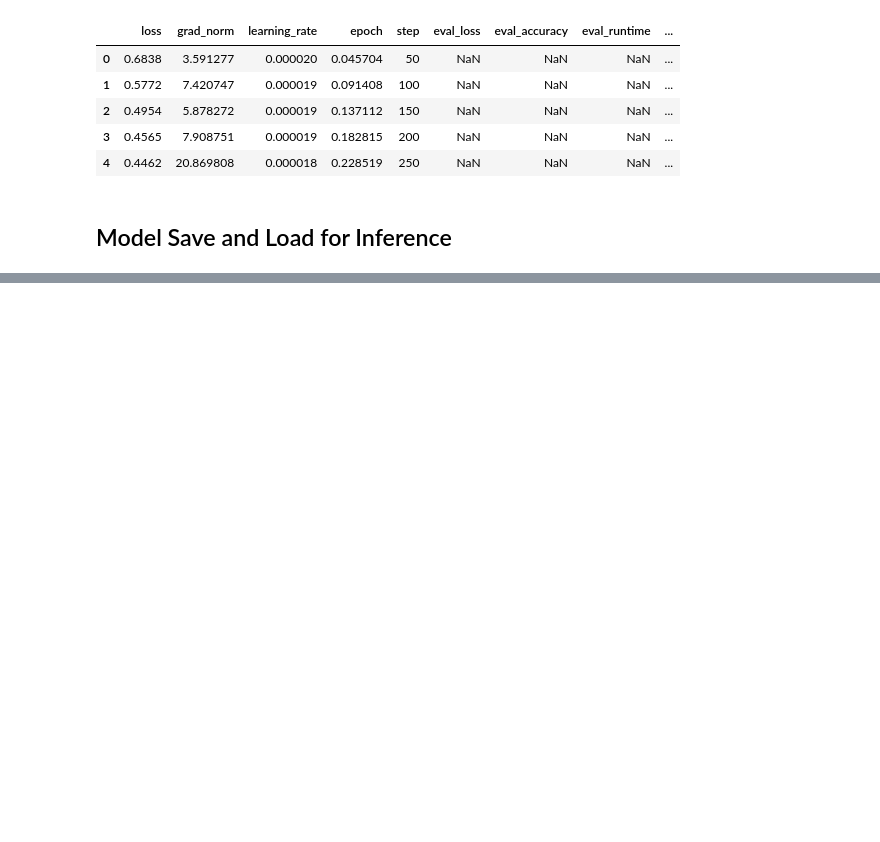
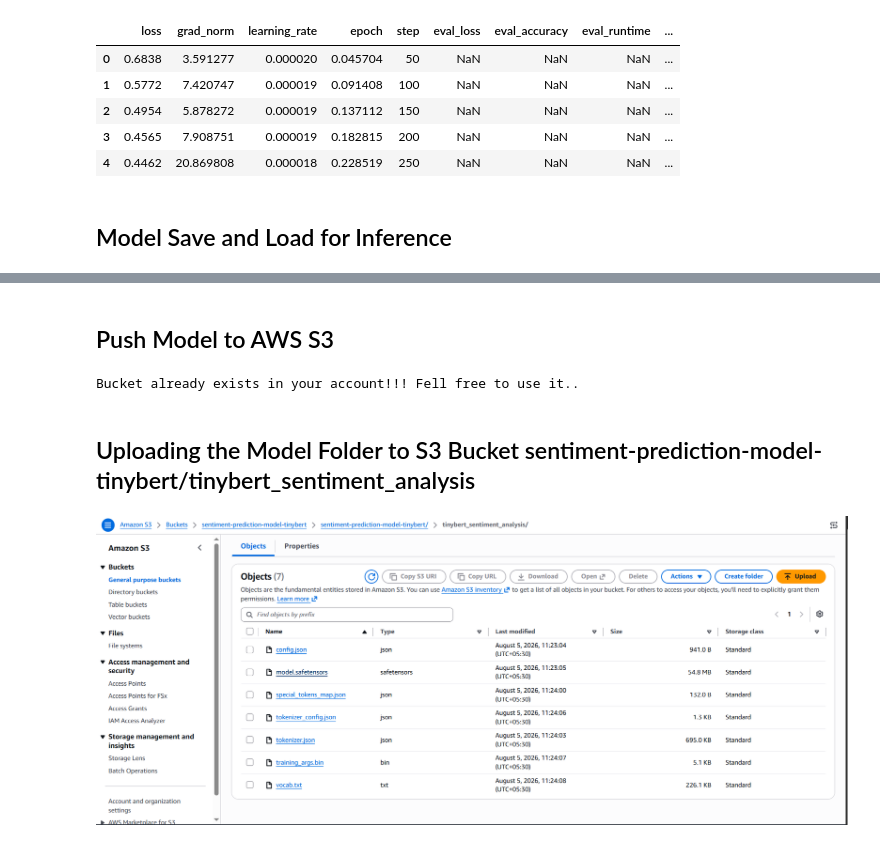
Before and after one commit to udityamerit/Deploy-ML-Model-In-Production-with-FastAPI-and-Docker, a Jupyter notebook: 05 Sentiment Classification Using TinyBERT Transformer/Sentiment Classification Using TinyBERT Transformer.ipynb, the cells around one changed output, grey strips where cells are left out. Saved outputs shown, nothing was run; the diff lists cells and outputs as text; code cells hidden in the pictures; blank space fills up the shorter version.

```diff
--- a/05 Sentiment Classification Using TinyBERT Transformer/Sentiment Classification Using TinyBERT Transformer.ipynb
+++ b/05 Sentiment Classification Using TinyBERT Transformer/Sentiment Classification Using TinyBERT Transformer.ipynb
@@ -270,0 +306,23 @@ trainer.save_model('tinybert_sentiment_analysis')
+# %% [markdown]
+## Push Model to AWS S3
+# %%
+import boto3
+
+s3 = boto3.client('s3')
+
+bucket_name = 'sentiment-prediction-model-tinybert'
+
+def create_bucket(bucket_name):
+    response = s3.list_buckets()
+    buckets = [buck['Name'] for buck in response['Buckets']]
+    if bucket_name not in buckets:
+        s3.create_bucket(Bucket=bucket_name)
+        print("Bucket is Created")
+    else:
+        print("Bucket already exists in your account!!! Fell free to use it..")
+
+create_bucket(bucket_name)
+# %% [output]
+Bucket already exists in your account!!! Fell free to use it..
+# %% [markdown]
+## Uploading the Model Folder to S3 Bucket  sentiment-prediction-model-tinybert/tinybert_sentiment_analysis
@@ -270,0 +346,6 @@ trainer.save_model('tinybert_sentiment_analysis')
+# %%
+from IPython.display import Image, display
+
+display(Image(filename="s3upload.png"))
+# %% [output]
+[figure, added]
```
Also changed, not shown: parts of 8 cells of this notebook, 3 other files.
